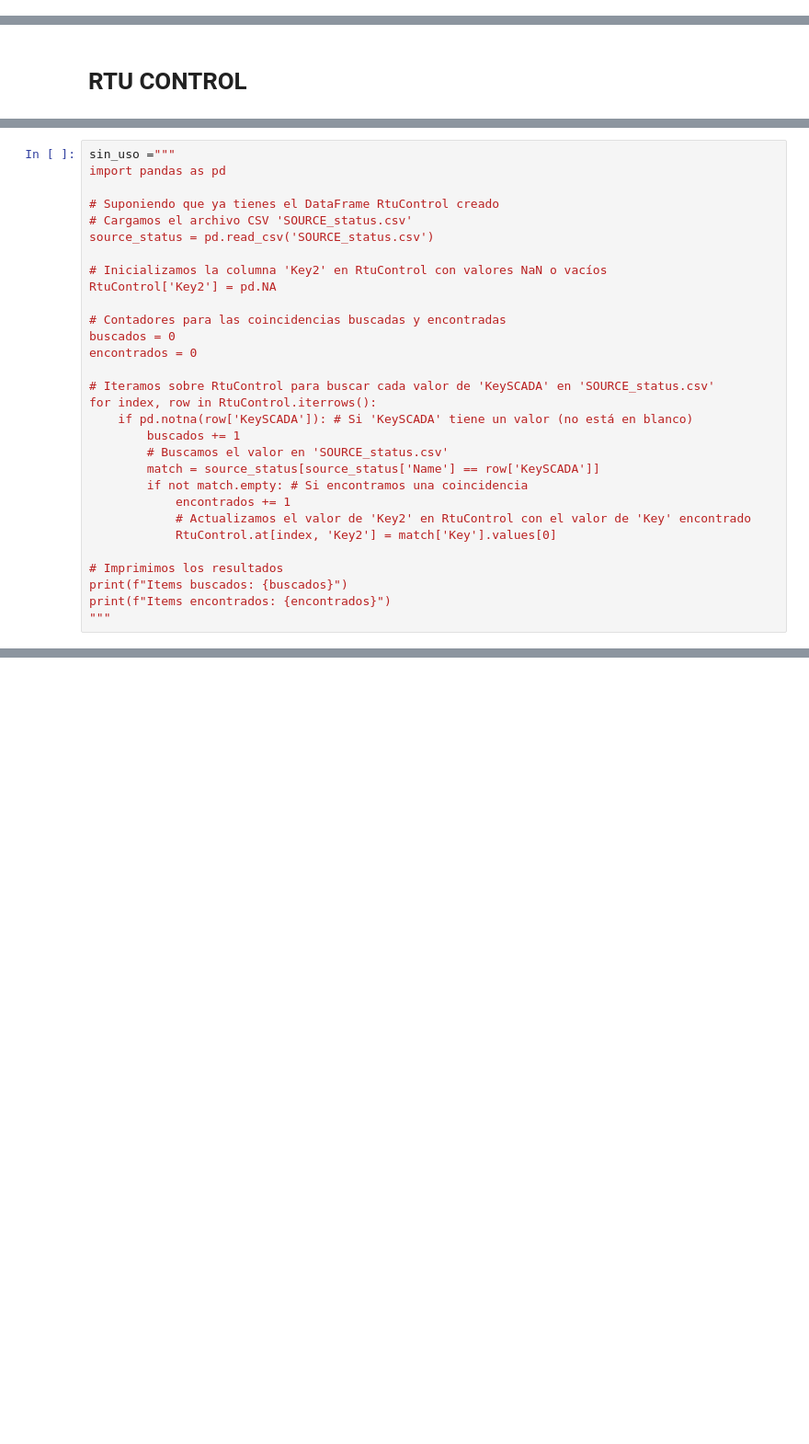
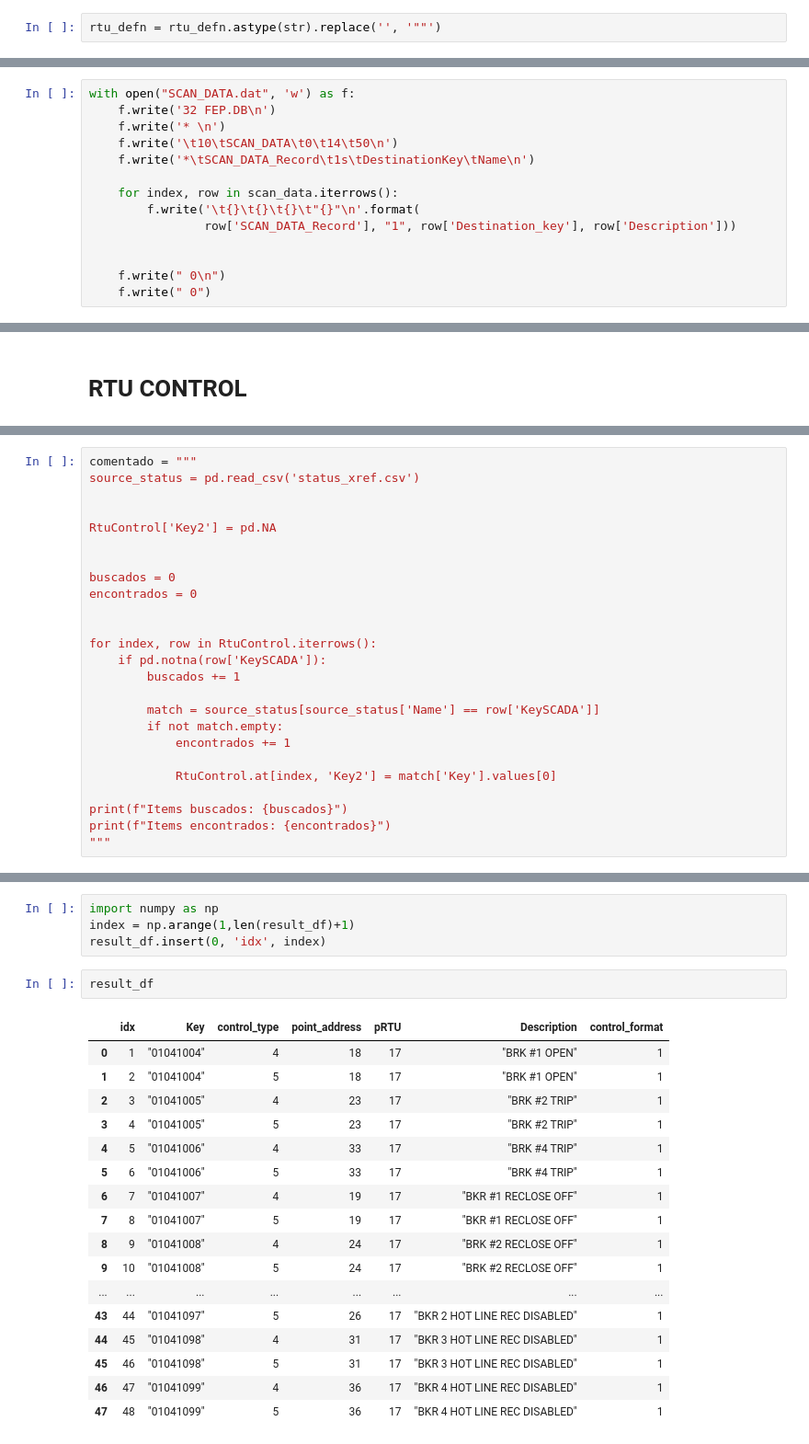
Before and after one commit to arielgv/Scada_Fep, a Jupyter notebook: SCADA_FEP/FEP/main.ipynb, the cells around one changed output, grey strips where cells are left out. Shown at 92% size. Saved outputs shown, nothing was run; the diff lists cells and outputs as text; blank space fills up the shorter version.

```diff
--- a/SCADA_FEP/FEP/main.ipynb
+++ b/SCADA_FEP/FEP/main.ipynb
@@ -380 +489,3 @@ rtu_defn
 73 rows × 7 columns
+# %%
+rtu_defn = rtu_defn.astype(str).replace('', '""')
@@ -395,0 +613,14 @@ with open("RTU_DEFN.dat", 'w') as f:
+# %%
+with open("SCAN_DATA.dat", 'w') as f:
+    f.write('32 FEP.DB\n')
+    f.write('* \n')
+    f.write('\t10\tSCAN_DATA\t0\t14\t50\n')
+    f.write('*\tSCAN_DATA_Record\t1s\tDestinationKey\tName\n')
+
+    for index, row in scan_data.iterrows():
+        f.write('\t{}\t{}\t{}\t"{}"\n'.format(
+                row['SCAN_DATA_Record'], "1", row['Destination_key'], row['Description']))
+
+
+    f.write(" 0\n")
+    f.write(" 0")
@@ -481,32 +768,27 @@ RtuControl = pd.DataFrame(index=equivalency_station.index)
 RtuControl['KeySCADA'] = equivalency_station.apply(lambda row: row['Full Point Name'] + ' ' + row['Description'] if row['Point Type'] == 'RELAY' else '', axis=1)
 """
 # %%
-sin_uso ="""
-import pandas as pd
+comentado = """
+source_status = pd.read_csv('status_xref.csv')
 
-# Suponiendo que ya tienes el DataFrame RtuControl creado
-# Cargamos el archivo CSV 'SOURCE_status.csv'
-source_status = pd.read_csv('SOURCE_status.csv')
 
-# Inicializamos la columna 'Key2' en RtuControl con valores NaN o vacíos
 RtuControl['Key2'] = pd.NA
 
-# Contadores para las coincidencias buscadas y encontradas
+
 buscados = 0
 encontrados = 0
 
-# Iteramos sobre RtuControl para buscar cada valor de 'KeySCADA' en 'SOURCE_status.csv'
+
 for index, row in RtuControl.iterrows():
-    if pd.notna(row['KeySCADA']): # Si 'KeySCADA' tiene un valor (no está en blanco)
+    if pd.notna(row['KeySCADA']):
         buscados += 1
-        # Buscamos el valor en 'SOURCE_status.csv'
+
         match = source_status[source_status['Name'] == row['KeySCADA']]
-        if not match.empty: # Si encontramos una coincidencia
+        if not match.empty:
             encontrados += 1
-            # Actualizamos el valor de 'Key2' en RtuControl con el valor de 'Key' encontrado
+
             RtuControl.at[index, 'Key2'] = match['Key'].values[0]
 
-# Imprimimos los resultados
 print(f"Items buscados: {buscados}")
 print(f"Items encontrados: {encontrados}")
 """
@@ -552,0 +934,24 @@ Number of matches: 150
+# %%
+import numpy as np
+index = np.arange(1,len(result_df)+1)
+result_df.insert(0, 'idx', index)
+# %%
+result_df
+# %% [output]
+|  | idx | Key | control_type | point_address | pRTU | Description | control_format |
+| 0 | 1 | "01041004" | 4 | 18 | 17 | "BRK #1 OPEN" | 1 |
+| 1 | 2 | "01041004" | 5 | 18 | 17 | "BRK #1 OPEN" | 1 |
+| 2 | 3 | "01041005" | 4 | 23 | 17 | "BRK #2 TRIP" | 1 |
+| 3 | 4 | "01041005" | 5 | 23 | 17 | "BRK #2 TRIP" | 1 |
+| 4 | 5 | "01041006" | 4 | 33 | 17 | "BRK #4 TRIP" | 1 |
+| 5 | 6 | "01041006" | 5 | 33 | 17 | "BRK #4 TRIP" | 1 |
+| 6 | 7 | "01041007" | 4 | 19 | 17 | "BKR #1 RECLOSE OFF" | 1 |
+| 7 | 8 | "01041007" | 5 | 19 | 17 | "BKR #1 RECLOSE OFF" | 1 |
+| 8 | 9 | "01041008" | 4 | 24 | 17 | "BRK #2 RECLOSE OFF" | 1 |
+| 9 | 10 | "01041008" | 5 | 24 | 17 | "BRK #2 RECLOSE OFF" | 1 |
+| ... | ... | ... | ... | ... | ... | ... | ... |
+| 43 | 44 | "01041097" | 5 | 26 | 17 | "BKR 2 HOT LINE REC DISABLED" | 1 |
+| 44 | 45 | "01041098" | 4 | 31 | 17 | "BKR 3 HOT LINE REC DISABLED" | 1 |
+| 45 | 46 | "01041098" | 5 | 31 | 17 | "BKR 3 HOT LINE REC DISABLED" | 1 |
+| 46 | 47 | "01041099" | 4 | 36 | 17 | "BKR 4 HOT LINE REC DISABLED" | 1 |
+| 47 | 48 | "01041099" | 5 | 36 | 17 | "BKR 4 HOT LINE REC DISABLED" | 1 |
```
Also changed, not shown: parts of 36 cells of this notebook, 11 other files.
